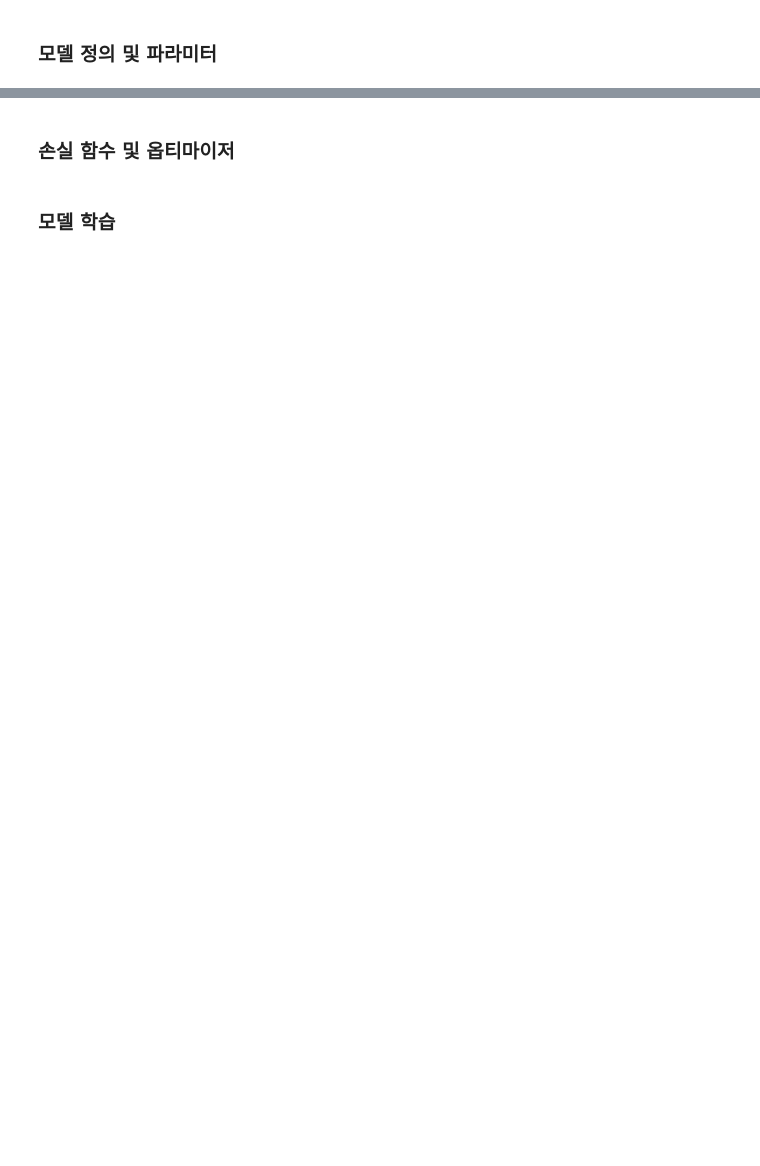
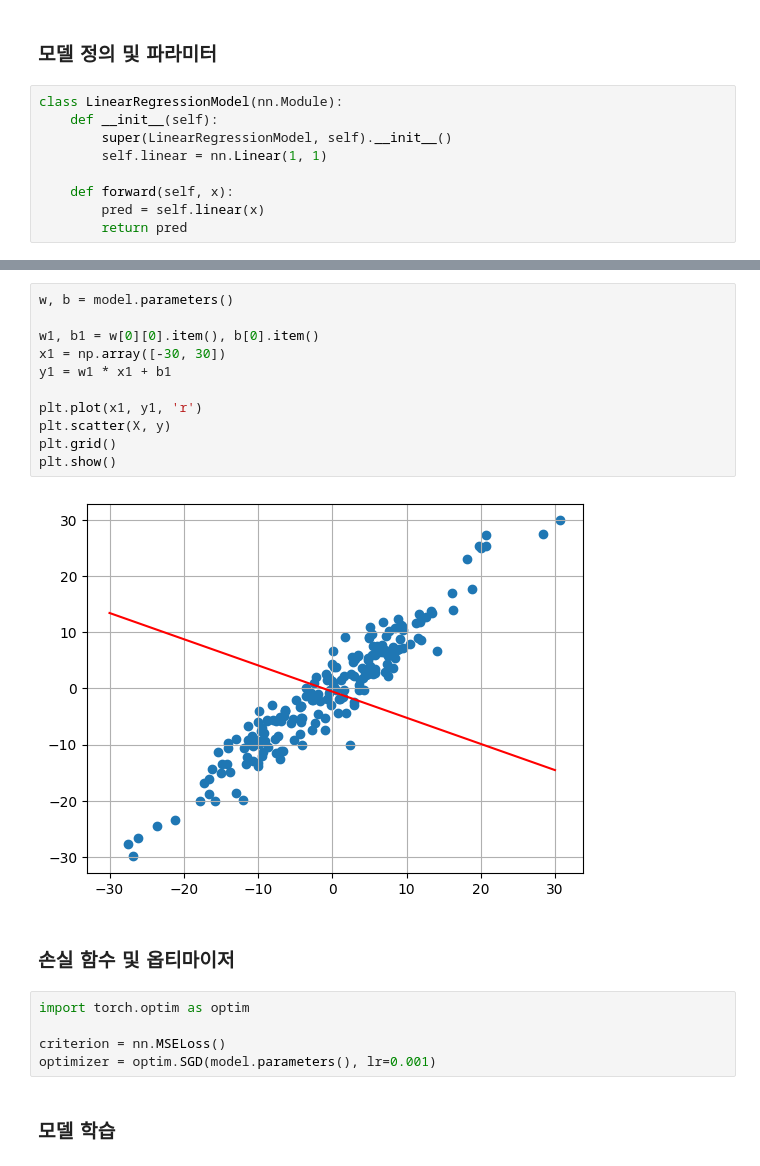
Before and after one commit to jayjay0317/pytorch-learning-log, a Jupyter notebook: pytorch_tutorial.ipynb, the cells around one changed output, grey strips where cells are left out. Cells and saved outputs as stored; diff of their text form; blank space fills up the shorter version.

```diff
--- a/pytorch_tutorial.ipynb
+++ b/pytorch_tutorial.ipynb
@@ -1466,2 +1476,11 @@ tensor(0.1400)
 # %% [markdown]
 ### 모델 정의 및 파라미터
+# %%
+class LinearRegressionModel(nn.Module):
+    def __init__(self):
+        super(LinearRegressionModel, self).__init__()
+        self.linear = nn.Linear(1, 1)
+
+    def forward(self, x):
+        pred = self.linear(x)
+        return pred
@@ -1468,4 +1498,22 @@ tensor(0.1400)
+# %%
+w, b = model.parameters()
+
+w1, b1 = w[0][0].item(), b[0].item()
+x1 = np.array([-30, 30])
+y1 = w1 * x1 + b1
+
+plt.plot(x1, y1, 'r')
+plt.scatter(X, y)
+plt.grid()
+plt.show()
+# %% [output]
+[figure, added]
 # %% [markdown]
 ### 손실 함수 및 옵티마이저
+# %%
+import torch.optim as optim
+
+criterion = nn.MSELoss()
+optimizer = optim.SGD(model.parameters(), lr=0.001)
 # %% [markdown]
 ### 모델 학습
```
Also changed, not shown: parts of 5 cells of this notebook.
